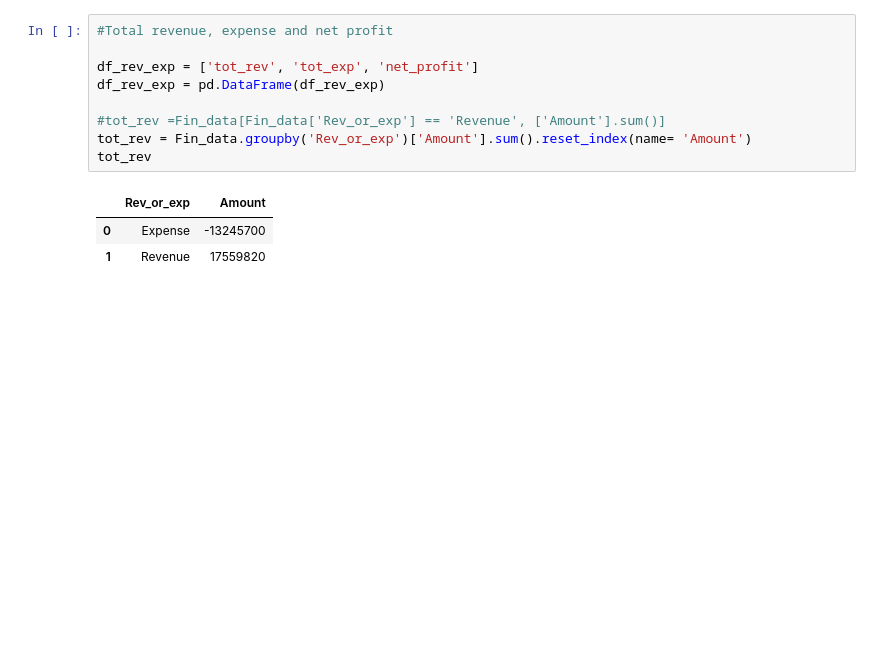
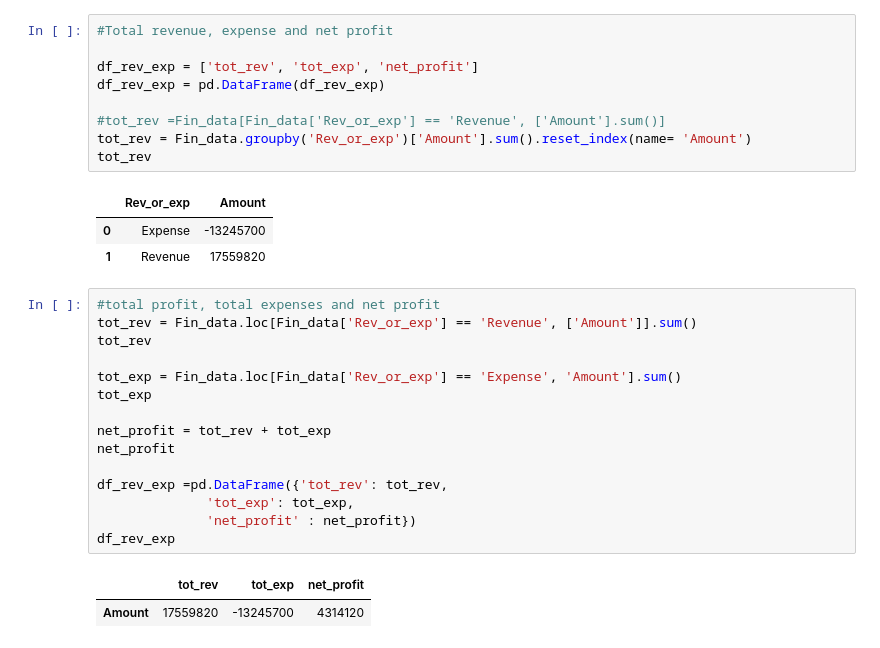
Before and after one commit to djibril968/Python_projects, a Jupyter notebook: Onyx_Financial_Analysis.ipynb, the cells around one changed output. Cells and saved outputs as stored; diff of their text form; blank space fills up the shorter version.

```diff
--- a/Onyx_Financial_Analysis.ipynb
+++ b/Onyx_Financial_Analysis.ipynb
@@ -277,3 +277,21 @@ tot_rev
 |  | Rev_or_exp | Amount |
 | 0 | Expense | -13245700 |
 | 1 | Revenue | 17559820 |
+# %%
+#total profit, total expenses and net profit
+tot_rev = Fin_data.loc[Fin_data['Rev_or_exp'] == 'Revenue', ['Amount']].sum()
+tot_rev
+
+tot_exp = Fin_data.loc[Fin_data['Rev_or_exp'] == 'Expense', 'Amount'].sum()
+tot_exp
+
+net_profit = tot_rev + tot_exp
+net_profit
+
+df_rev_exp =pd.DataFrame({'tot_rev': tot_rev,
+              'tot_exp': tot_exp,
+              'net_profit' : net_profit})
+df_rev_exp
+# %% [output]
+|  | tot_rev | tot_exp | net_profit |
+| Amount | 17559820 | -13245700 | 4314120 |
```
Also changed, not shown: 1 other file.
